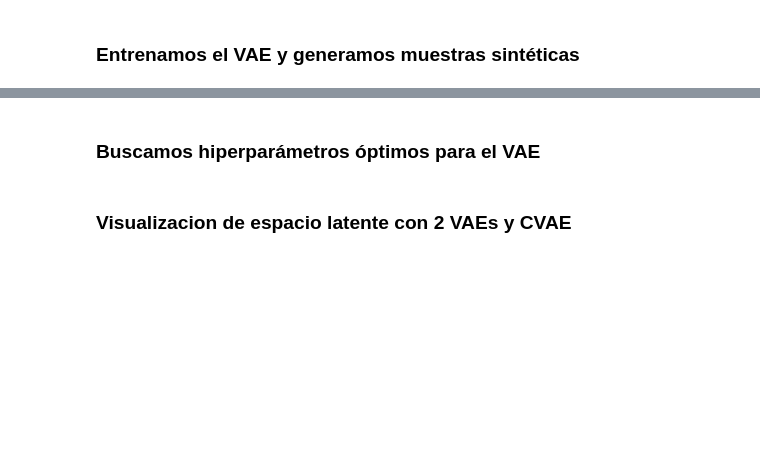
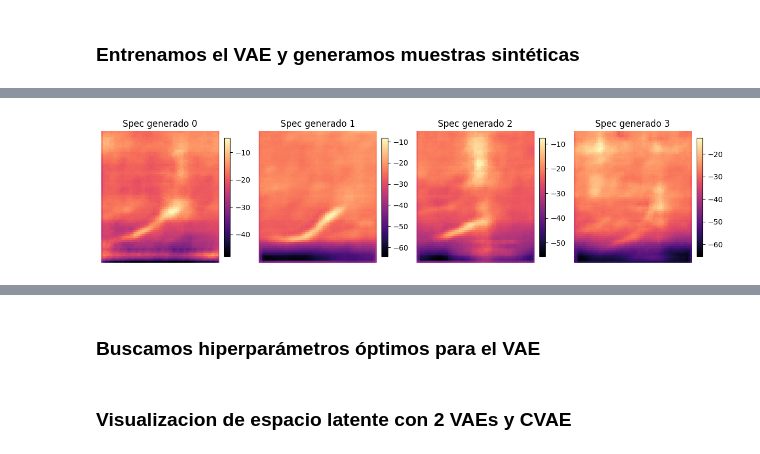
Before and after one commit to martinbianchi0/whale_challenge, a Jupyter notebook: notebook.ipynb, the cells around one changed output, grey strips where cells are left out. Saved outputs shown, nothing was run; the diff lists cells and outputs as text; code cells hidden in the pictures; blank space fills up the shorter version.

```diff
--- a/notebook.ipynb
+++ b/notebook.ipynb
@@ -906,10 +867,18 @@ def run_experiment_preview_spectrograms():
+# %%
+whale_audios = audio_df[audio_df['label'] == 1]
 # %%
-global_min, global_max = compute_global_min_max(audio_df)
 mel_specs = []
-for whale_audio in audio_df[audio_df['label'] == 1]['audio']:
-    mel = get_melspectrogram(whale_audio)
-    mel_norm = normalize_spectrogram(mel, global_min, global_max)
-    mel_specs.append(mel_norm.flatten())
-X = np.array(mel_specs)
+for whale_audio in whale_audios['audio']:
+    mel = get_melspectrogram(whale_audio) # shape: (64, 64)
+    mel = mel[np.newaxis, :, :] # shape: (1, 64, 64)
+    mel_specs.append(mel)
 # %% [markdown]
 ### Preparamos los datos para darselos al VAE
+# %%
+X = np.array(mel_specs)
+global_mean = X.mean()
+global_std = X.std()
+X = (X - global_mean) / (global_std + 1e-8)
+
+print(f'Global mean: {global_mean}, Global std: {global_std}')
+print(f'Shape of X: {X.shape}')
@@ -934,26 +935,27 @@ train_loader = DataLoader(TensorDataset(X_tensor), batch_size=128, shuffle=True)
 # %%
-def generate_synthetic_spectrograms(vae, num_samples, latent_dim, global_min, global_max):
-    vae.eval()
-    with torch.no_grad():
-        z = torch.randn(num_samples, latent_dim).to(device)
-        generated = vae.decode(z).cpu().numpy()
+latent_dim = 32
 
-    fig, axes = plt.subplots(1, num_samples, figsize=(12, 4))
+with torch.no_grad():
+    # 1. Generá un batch de vectores latentes Z ~ N(0, I)
+    z_samples = torch.randn(4, latent_dim).to(device)  # Por ejemplo, 4 muestras
+    # 2. Decodificá los Z para obtener espectrogramas
+    generated_specs = model.decode(z_samples)
 
-    for i in range(num_samples):
-        spec_norm = generated[i].reshape((N_MELS, -1))
-        spec = denormalize_spectrogram(spec_norm, global_min, global_max)
-        librosa.display.specshow(spec, sr=SR, hop_length=HOP_LENGTH, x_axis='time', y_axis='hz',
-                                 cmap='magma', ax=axes[i], fmax=MAX_FREQ)
-        axes[i].set_title(f"Synthetic Sample {i+1}")
-        axes[i].set_ylim([0, MAX_FREQ])
+# Ahora `generated_specs` es un tensor de shape [4, 1, 64, 64]
 
-    plt.tight_layout()
-    plt.show()
+generated_specs = generated_specs.cpu().numpy()
 
-    return generated
-num_samples = 3
-latent_dim = 16
-
-# generated = generate_synthetic_spectrograms(vae, num_samples, latent_dim, global_min, global_max)
+fig, axes = plt.subplots(1, generated_specs.shape[0], figsize=(3 * generated_specs.shape[0], 3))
+for i in range(generated_specs.shape[0]):
+    spec = generated_specs[i, 0, :, :]
+    spec = spec * global_std + global_mean
+    ax = axes[i] if generated_specs.shape[0] > 1 else axes
+    im = ax.imshow(spec, aspect='auto', origin='lower', cmap='magma')
+    ax.set_title(f"Spec generado {i}")
+    ax.axis('off')
+    fig.colorbar(im, ax=ax, fraction=0.046, pad=0.04)
+plt.tight_layout()
+plt.show()
+# %% [output]
+[figure, added]
 # %%
```
Also changed, not shown: parts of 28 cells of this notebook.
